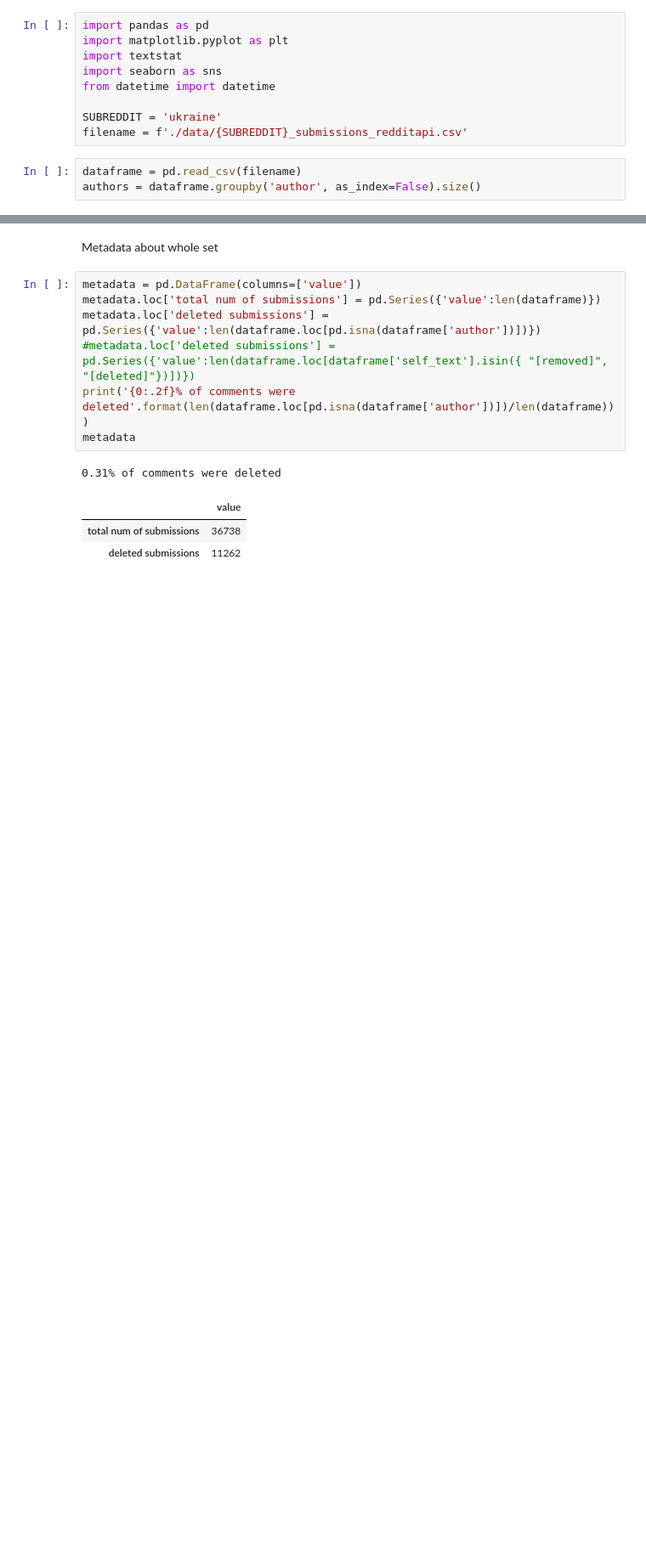
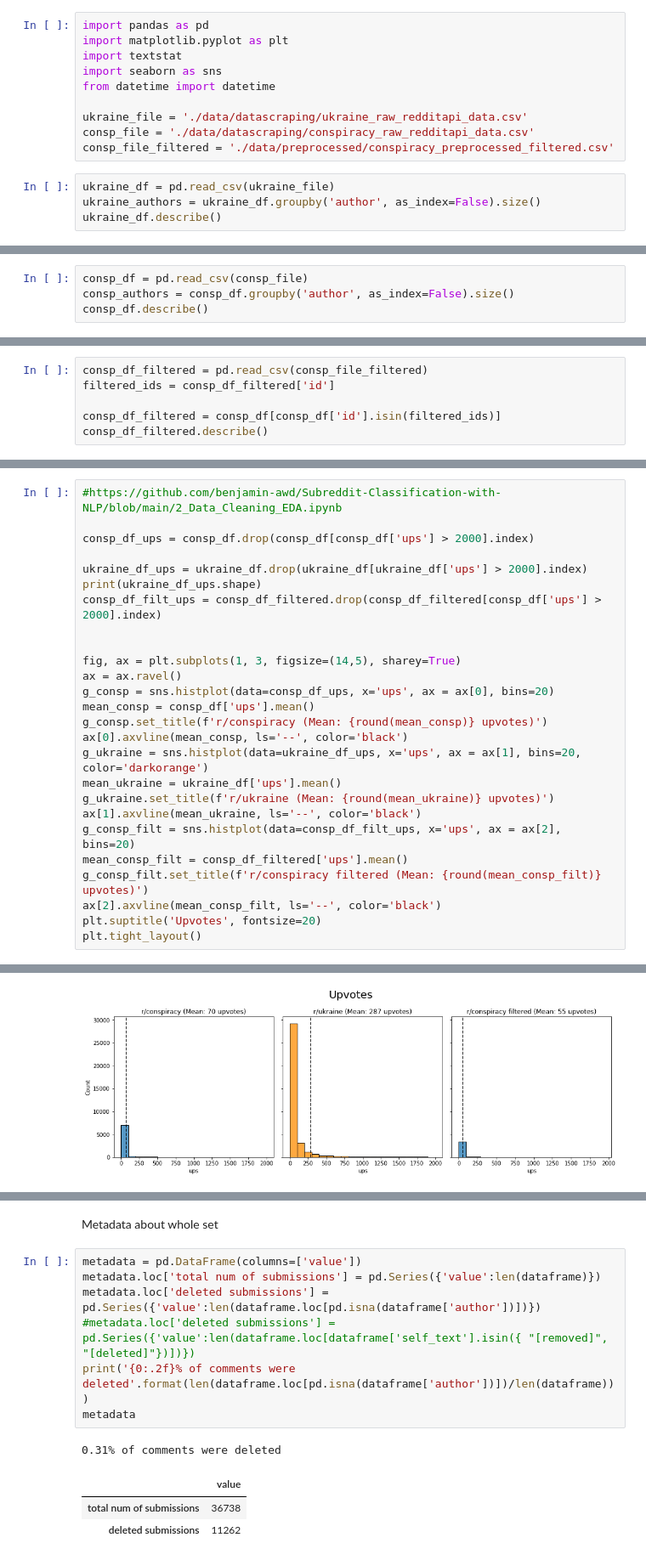
Before and after one commit to irenestrauss/nlp_on_conspiracy_theories, a Jupyter notebook: code/statistics.ipynb, the cells around one changed output, grey strips where cells are left out. Shown at 85% size. Cells and saved outputs as stored; diff of their text form; blank space fills up the shorter version.

```diff
--- a/code/statistics.ipynb
+++ b/code/statistics.ipynb
@@ -5,8 +5,10 @@ import textstat
 import seaborn as sns
 from datetime import datetime
 
-SUBREDDIT = 'ukraine'
-filename = f'./data/{SUBREDDIT}_submissions_redditapi.csv'
+ukraine_file = './data/datascraping/ukraine_raw_redditapi_data.csv'
+consp_file = './data/datascraping/conspiracy_raw_redditapi_data.csv'
+consp_file_filtered = './data/preprocessed/conspiracy_preprocessed_filtered.csv'
 # %%
-dataframe = pd.read_csv(filename)
-authors = dataframe.groupby('author', as_index=False).size()
+ukraine_df = pd.read_csv(ukraine_file)
+ukraine_authors = ukraine_df.groupby('author', as_index=False).size()
+ukraine_df.describe()
@@ -12,0 +25,4 @@ authors = dataframe.groupby('author', as_index=False).size()
+# %%
+consp_df = pd.read_csv(consp_file)
+consp_authors = consp_df.groupby('author', as_index=False).size()
+consp_df.describe()
@@ -12,0 +39,6 @@ authors = dataframe.groupby('author', as_index=False).size()
+# %%
+consp_df_filtered = pd.read_csv(consp_file_filtered)
+filtered_ids = consp_df_filtered['id']
+
+consp_df_filtered = consp_df[consp_df['id'].isin(filtered_ids)]
+consp_df_filtered.describe()
@@ -12,0 +55,27 @@ authors = dataframe.groupby('author', as_index=False).size()
+# %%
+#https://github.com/benjamin-awd/Subreddit-Classification-with-NLP/blob/main/2_Data_Cleaning_EDA.ipynb
+
+consp_df_ups = consp_df.drop(consp_df[consp_df['ups'] > 2000].index)
+
+ukraine_df_ups = ukraine_df.drop(ukraine_df[ukraine_df['ups'] > 2000].index)
+print(ukraine_df_ups.shape)
+consp_df_filt_ups = consp_df_filtered.drop(consp_df_filtered[consp_df['ups'] > 2000].index)
+
+
+fig, ax = plt.subplots(1, 3, figsize=(14,5), sharey=True)
+ax = ax.ravel()
+g_consp = sns.histplot(data=consp_df_ups, x='ups', ax = ax[0], bins=20)
+mean_consp = consp_df['ups'].mean()
+g_consp.set_title(f'r/conspiracy (Mean: {round(mean_consp)} upvotes)')
+ax[0].axvline(mean_consp, ls='--', color='black')
+g_ukraine = sns.histplot(data=ukraine_df_ups, x='ups', ax = ax[1], bins=20, color='darkorange')
+mean_ukraine = ukraine_df['ups'].mean()
+g_ukraine.set_title(f'r/ukraine (Mean: {round(mean_ukraine)} upvotes)')
+ax[1].axvline(mean_ukraine, ls='--', color='black')
+g_consp_filt = sns.histplot(data=consp_df_filt_ups, x='ups', ax = ax[2], bins=20)
+mean_consp_filt = consp_df_filtered['ups'].mean()
+g_consp_filt.set_title(f'r/conspiracy filtered (Mean: {round(mean_consp_filt)} upvotes)')
+ax[2].axvline(mean_consp_filt, ls='--', color='black')
+plt.suptitle('Upvotes', fontsize=20)
+plt.tight_layout()
+# %% [output]
@@ -12,0 +83 @@ authors = dataframe.groupby('author', as_index=False).size()
+[figure, added]
```
Also changed, not shown: parts of 5 cells of this notebook, 1 other file.
